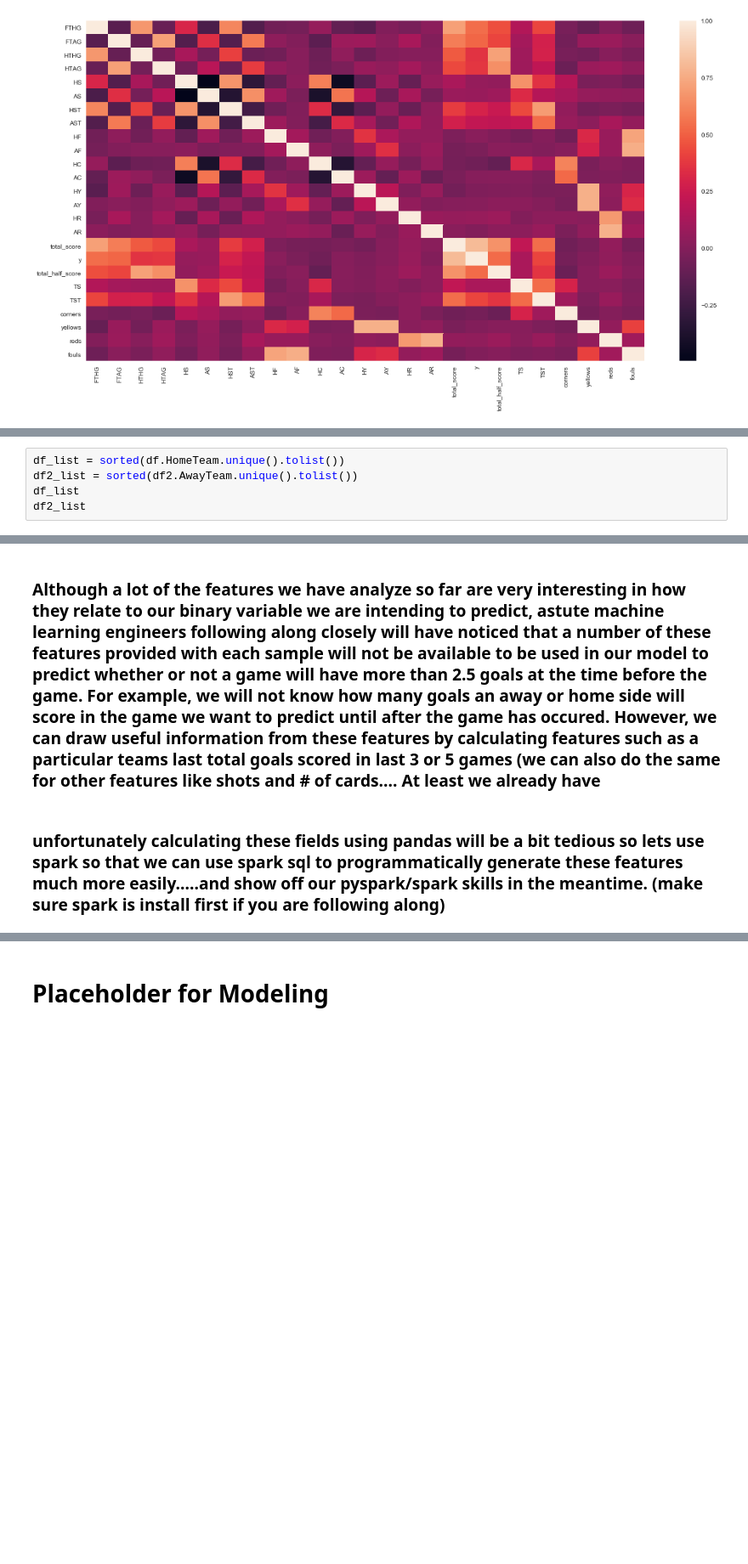
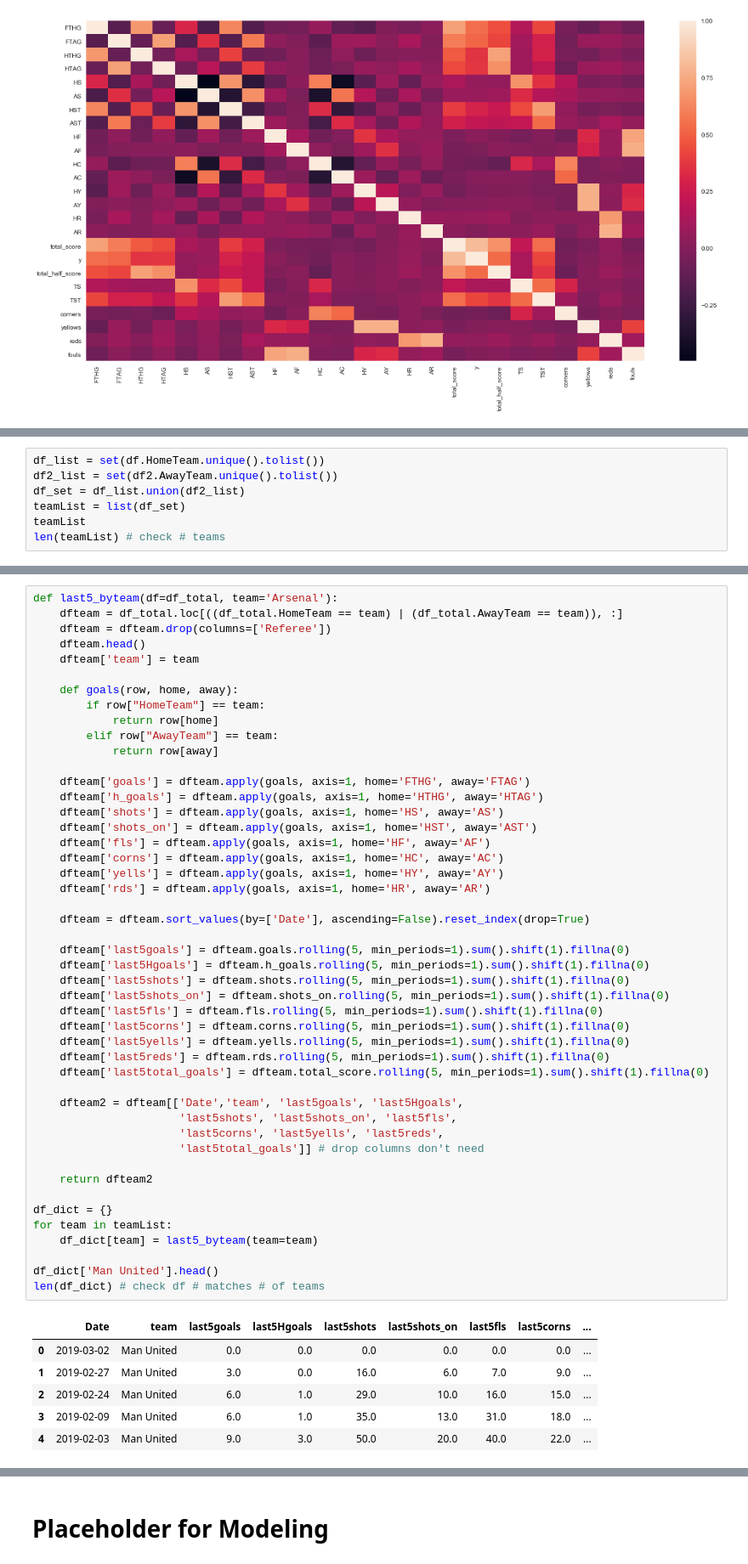
Before and after one commit to DataDavD/ddapp, a Jupyter notebook: ddapp/model.ipynb, the cells around one changed output, grey strips where cells are left out. Shown at 85% size. Drawn from its saved outputs; the diff is of its cells as text; blank space fills up the shorter version.

Commit message:
wrote function to get last 5 goals, shots, etc. for each

```diff
--- a/ddapp/model.ipynb
+++ b/ddapp/model.ipynb
@@ -570,6 +548,8 @@ memory usage: 152.2+ KB
 # %%
-df_list = sorted(df.HomeTeam.unique().tolist())
-df2_list = sorted(df2.AwayTeam.unique().tolist())
-df_list
-df2_list
+df_list = set(df.HomeTeam.unique().tolist())
+df2_list = set(df2.AwayTeam.unique().tolist())
+df_set = df_list.union(df2_list)
+teamList = list(df_set)
+teamList
+len(teamList) # check # teams
 # %% [output]
@@ -811,4 +635,54 @@ df_total.head(50)
-# %% [markdown]
-### Although a lot of the features we have analyze so far are very interesting in how they relate to our binary variable we are intending to predict, astute machine learning engineers following along closely will have noticed that a number of these features provided with each sample will not be available to be used in our model to predict whether or not a game will have more than 2.5 goals at the time before the game.  For example, we will not know how many goals an away or home side will score in the game we want to predict until after the game has occured.  However, we can draw useful information from these features by calculating features such as a particular teams last total goals scored in last 3 or 5 games (we can also do the same for other features like shots and # of cards.... At least we already have
-# %% [markdown]
-### unfortunately calculating these fields using pandas will be a bit tedious so lets use spark so that we can use spark sql to programmatically generate these features much more easily.....and show off our pyspark/spark skills in the meantime. (make sure spark is install first if you are following along)
+# %%
+def last5_byteam(df=df_total, team='Arsenal'):
+    dfteam = df_total.loc[((df_total.HomeTeam == team) | (df_total.AwayTeam == team)), :]
+    dfteam = dfteam.drop(columns=['Referee'])
+    dfteam.head()
+    dfteam['team'] = team
+
+    def goals(row, home, away):
+        if row["HomeTeam"] == team:
+            return row[home]
+        elif row["AwayTeam"] == team:
+            return row[away]
+
+    dfteam['goals'] = dfteam.apply(goals, axis=1, home='FTHG', away='FTAG')
+    dfteam['h_goals'] = dfteam.apply(goals, axis=1, home='HTHG', away='HTAG')
+    dfteam['shots'] = dfteam.apply(goals, axis=1, home='HS', away='AS')
+    dfteam['shots_on'] = dfteam.apply(goals, axis=1, home='HST', away='AST')
+    dfteam['fls'] = dfteam.apply(goals, axis=1, home='HF', away='AF')
+    dfteam['corns'] = dfteam.apply(goals, axis=1, home='HC', away='AC')
+    dfteam['yells'] = dfteam.apply(goals, axis=1, home='HY', away='AY')
+    dfteam['rds'] = dfteam.apply(goals, axis=1, home='HR', away='AR')
+
+    dfteam = dfteam.sort_values(by=['Date'], ascending=False).reset_index(drop=True)
+
+    dfteam['last5goals'] = dfteam.goals.rolling(5, min_periods=1).sum().shift(1).fillna(0)
+    dfteam['last5Hgoals'] = dfteam.h_goals.rolling(5, min_periods=1).sum().shift(1).fillna(0)
+    dfteam['last5shots'] = dfteam.shots.rolling(5, min_periods=1).sum().shift(1).fillna(0)
+    dfteam['last5shots_on'] = dfteam.shots_on.rolling(5, min_periods=1).sum().shift(1).fillna(0)
+    dfteam['last5fls'] = dfteam.fls.rolling(5, min_periods=1).sum().shift(1).fillna(0)
+    dfteam['last5corns'] = dfteam.corns.rolling(5, min_periods=1).sum().shift(1).fillna(0)
+    dfteam['last5yells'] = dfteam.yells.rolling(5, min_periods=1).sum().shift(1).fillna(0)
+    dfteam['last5reds'] = dfteam.rds.rolling(5, min_periods=1).sum().shift(1).fillna(0)
+    dfteam['last5total_goals'] = dfteam.total_score.rolling(5, min_periods=1).sum().shift(1).fillna(0)
+
+    dfteam2 = dfteam[['Date','team', 'last5goals', 'last5Hgoals',
+                      'last5shots', 'last5shots_on', 'last5fls',
+                      'last5corns', 'last5yells', 'last5reds',
+                      'last5total_goals']] # drop columns don't need
+
+    return dfteam2
+
+df_dict = {}
+for team in teamList:
+    df_dict[team] = last5_byteam(team=team)
+
+df_dict['Man United'].head()
+len(df_dict) # check df # matches # of teams
+# %% [output]
+|  | Date | team | last5goals | last5Hgoals | last5shots | last5shots_on | last5fls | last5corns | ... |
+| 0 | 2019-03-02 | Man United | 0.0 | 0.0 | 0.0 | 0.0 | 0.0 | 0.0 | ... |
+| 1 | 2019-02-27 | Man United | 3.0 | 0.0 | 16.0 | 6.0 | 7.0 | 9.0 | ... |
+| 2 | 2019-02-24 | Man United | 6.0 | 1.0 | 29.0 | 10.0 | 16.0 | 15.0 | ... |
+| 3 | 2019-02-09 | Man United | 6.0 | 1.0 | 35.0 | 13.0 | 31.0 | 18.0 | ... |
+| 4 | 2019-02-03 | Man United | 9.0 | 3.0 | 50.0 | 20.0 | 40.0 | 22.0 | ... |
```
Also changed, not shown: parts of 18 cells of this notebook.
